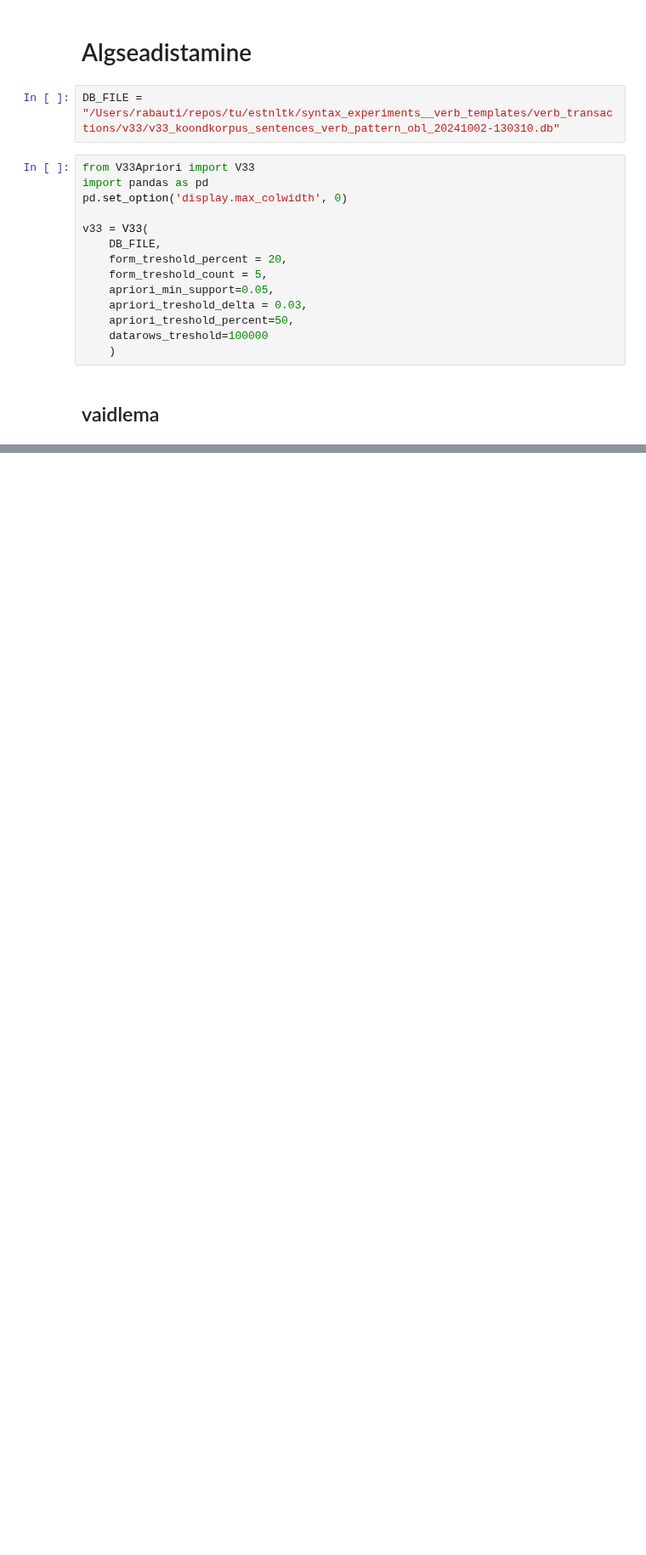
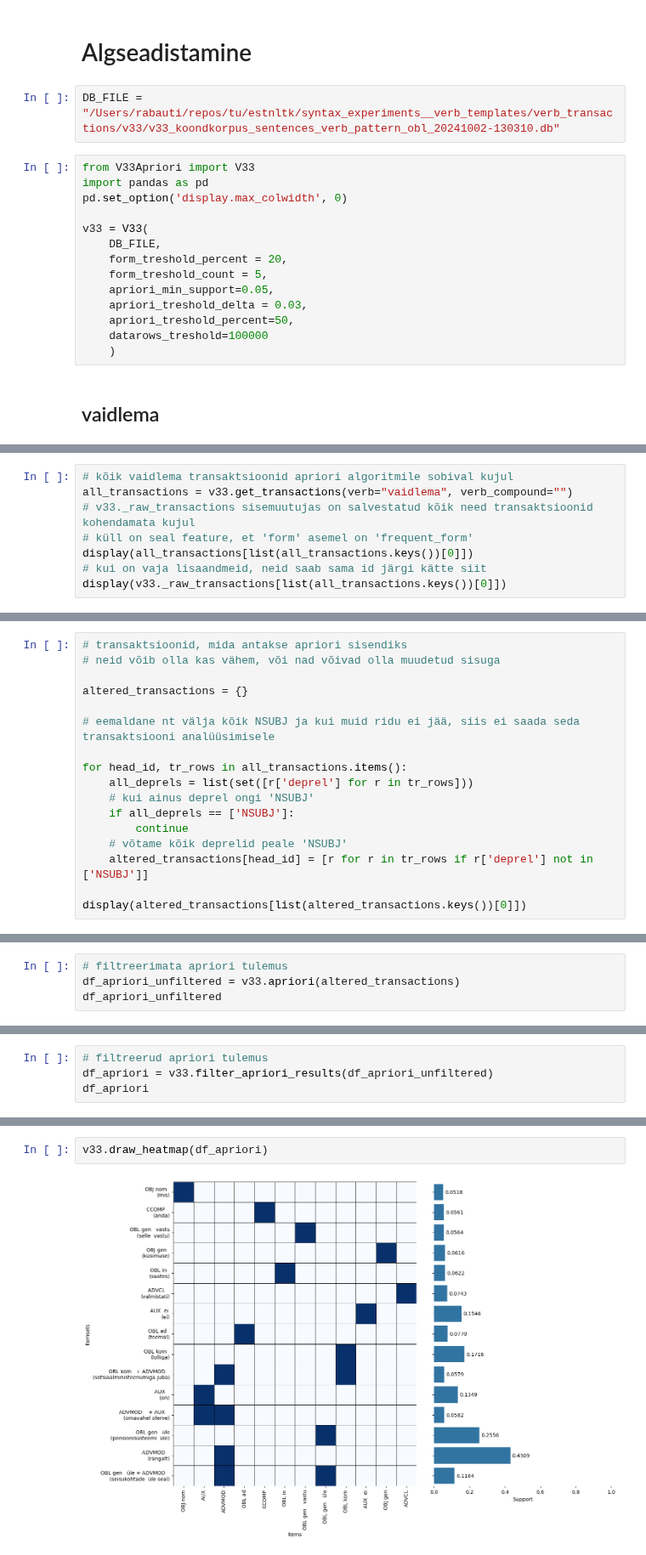
Before and after one commit to estnltk/syntax_experiments, a Jupyter notebook: apriori/v33/apriori_verb.ipynb, the cells around one changed output, grey strips where cells are left out. Shown at 85% size. Cells and saved outputs as stored; diff of their text form; blank space fills up the shorter version.

Commit message:
added example of filtering transactions

```diff
--- a/apriori/v33/apriori_verb.ipynb
+++ b/apriori/v33/apriori_verb.ipynb
@@ -90,0 +113,8 @@ WHERE transaction_head.verb = ? AND transaction_head.verb_compound = ? AND (tran
+# %%
+# kõik vaidlema transaktsioonid apriori algoritmile sobival kujul
+all_transactions = v33.get_transactions(verb="vaidlema", verb_compound="")
+# v33._raw_transactions sisemuutujas on salvestatud kõik need transaktsioonid kohendamata kujul
+# küll on seal feature, et 'form' asemel on 'frequent_form'
+display(all_transactions[list(all_transactions.keys())[0]])
+# kui on vaja lisaandmeid, neid saab sama id järgi kätte siit
+display(v33._raw_transactions[list(all_transactions.keys())[0]])
@@ -90,0 +143,17 @@ WHERE transaction_head.verb = ? AND transaction_head.verb_compound = ? AND (tran
+# %%
+# transaktsioonid, mida antakse apriori sisendiks
+# neid võib olla kas vähem, või nad võivad olla muudetud sisuga
+
+altered_transactions = {}
+
+# eemaldane nt välja kõik NSUBJ ja kui muid ridu ei jää, siis ei saada seda transaktsiooni analüüsimisele
+
+for head_id, tr_rows in all_transactions.items():
+    all_deprels = list(set([r['deprel'] for r in tr_rows]))
+    # kui ainus deprel ongi 'NSUBJ'
+    if all_deprels == ['NSUBJ']:
+        continue
+    # võtame kõik deprelid peale 'NSUBJ'
+    altered_transactions[head_id] = [r for r in tr_rows if r['deprel'] not in ['NSUBJ']]
+
+display(altered_transactions[list(altered_transactions.keys())[0]])
@@ -90,0 +163,4 @@ WHERE transaction_head.verb = ? AND transaction_head.verb_compound = ? AND (tran
+# %%
+# filtreerimata apriori tulemus
+df_apriori_unfiltered = v33.apriori(altered_transactions)
+df_apriori_unfiltered
@@ -90,0 +186,4 @@ WHERE transaction_head.verb = ? AND transaction_head.verb_compound = ? AND (tran
+# %%
+# filtreerud apriori tulemus
+df_apriori = v33.filter_apriori_results(df_apriori_unfiltered)
+df_apriori
@@ -90,0 +207,4 @@ WHERE transaction_head.verb = ? AND transaction_head.verb_compound = ? AND (tran
+# %%
+v33.draw_heatmap(df_apriori)
+# %% [output]
+[figure, added]
```
Also changed, not shown: parts of 6 cells of this notebook.
